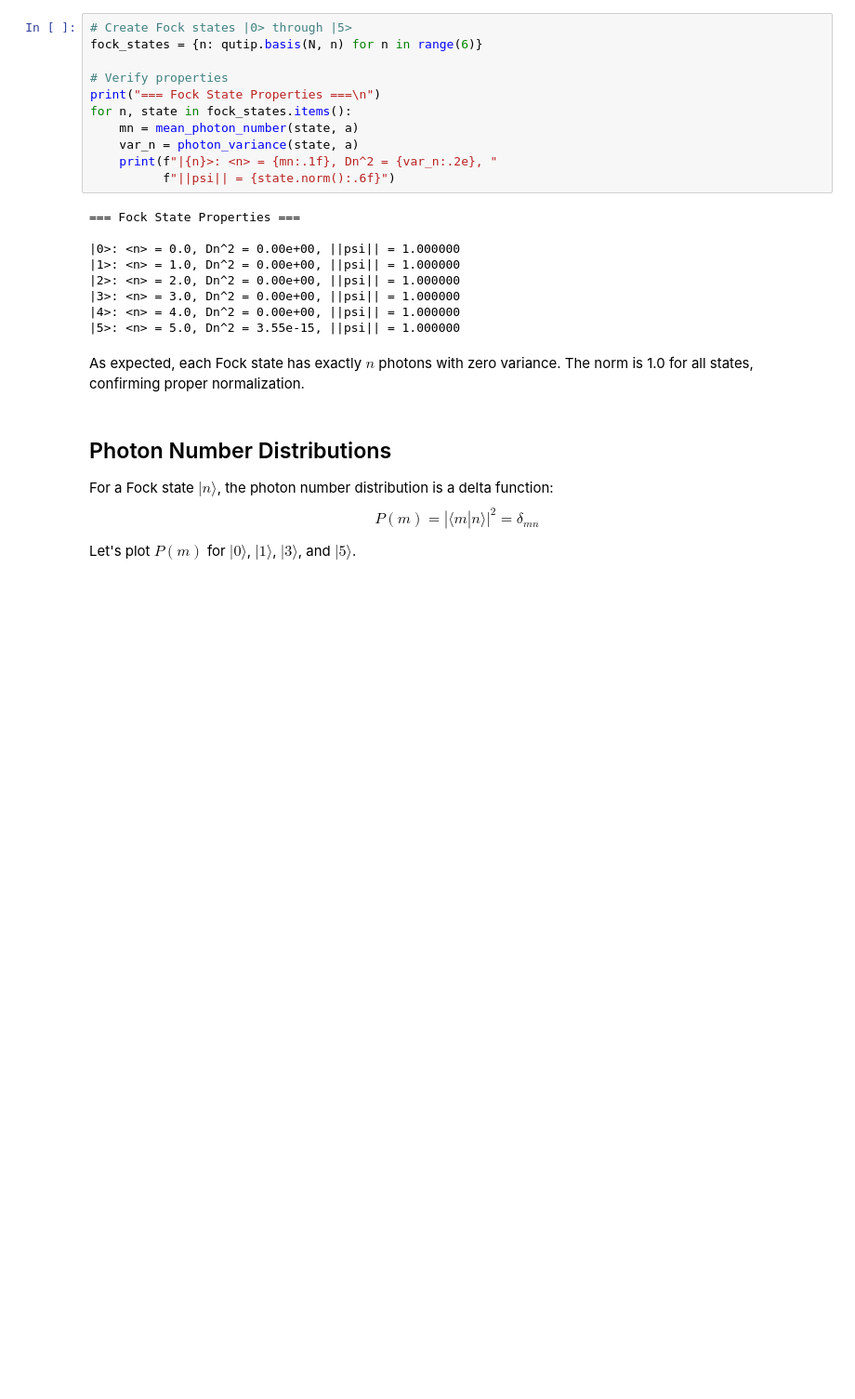
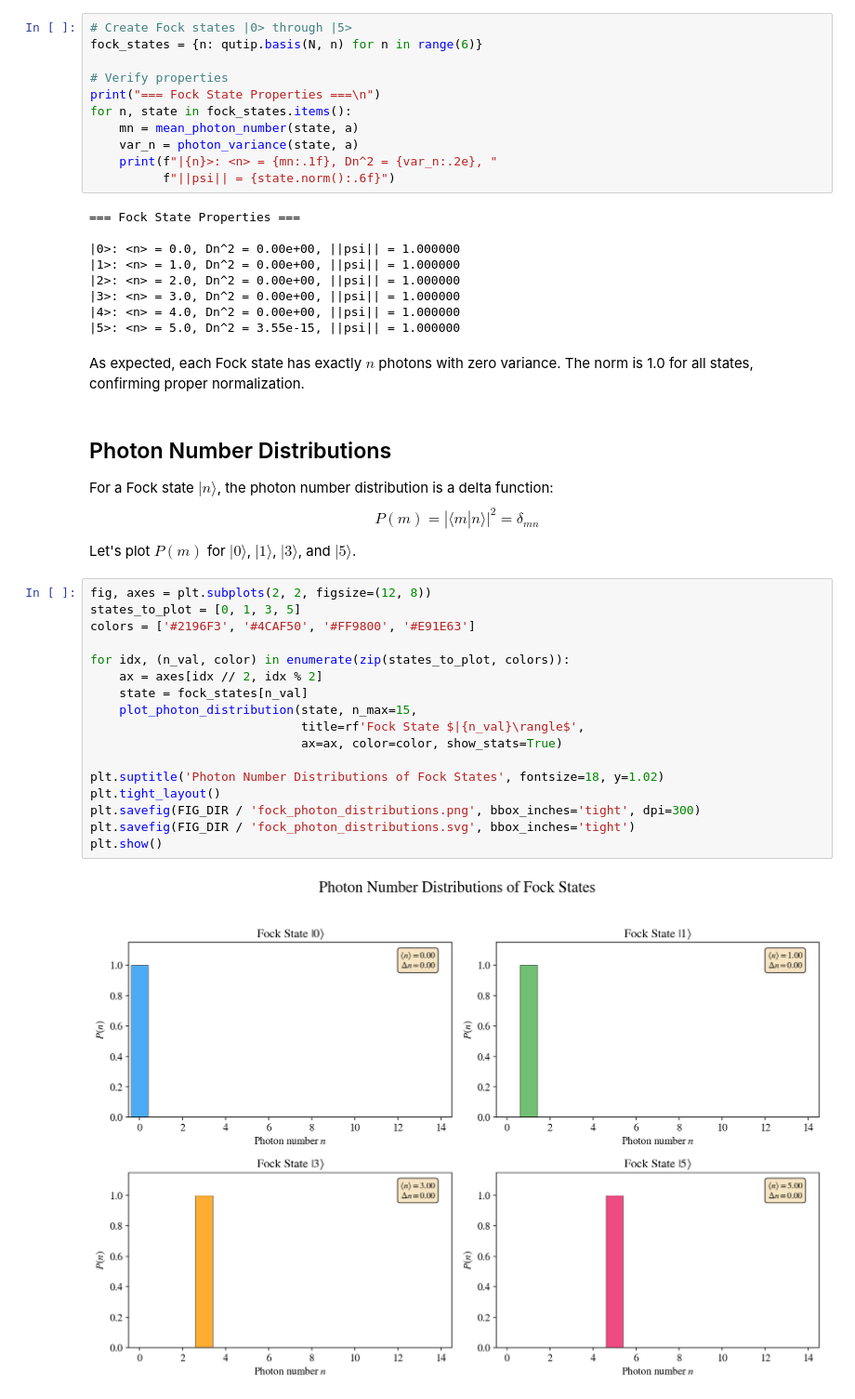
Before and after one commit to abbas-ahmad-cowlar/quantum-states-of-light, a Jupyter notebook: notebooks/01_fock_states.ipynb, the cells around one changed output. Shown at 93% size. Saved outputs shown, nothing was run; the diff lists cells and outputs as text; blank space fills up the shorter version.

Commit message:
Add 01 fock states cell 8: fig, axes = plt.subplots(2, 2, figsize=(12, 8))

```diff
--- a/notebooks/01_fock_states.ipynb
+++ b/notebooks/01_fock_states.ipynb
@@ -130,3 +130,22 @@ For a Fock state $|n\rangle$, the photon number distribution is a delta function
 $$P(m) = |\langle m | n \rangle|^2 = \delta_{mn}$$
 
 Let's plot $P(m)$ for $|0\rangle$, $|1\rangle$, $|3\rangle$, and $|5\rangle$.
+# %%
+fig, axes = plt.subplots(2, 2, figsize=(12, 8))
+states_to_plot = [0, 1, 3, 5]
+colors = ['#2196F3', '#4CAF50', '#FF9800', '#E91E63']
+
+for idx, (n_val, color) in enumerate(zip(states_to_plot, colors)):
+    ax = axes[idx // 2, idx % 2]
+    state = fock_states[n_val]
+    plot_photon_distribution(state, n_max=15,
+                             title=rf'Fock State $|{n_val}\rangle$',
+                             ax=ax, color=color, show_stats=True)
+
+plt.suptitle('Photon Number Distributions of Fock States', fontsize=18, y=1.02)
+plt.tight_layout()
+plt.savefig(FIG_DIR / 'fock_photon_distributions.png', bbox_inches='tight', dpi=300)
+plt.savefig(FIG_DIR / 'fock_photon_distributions.svg', bbox_inches='tight')
+plt.show()
+# %% [output]
+[figure, added]
```
